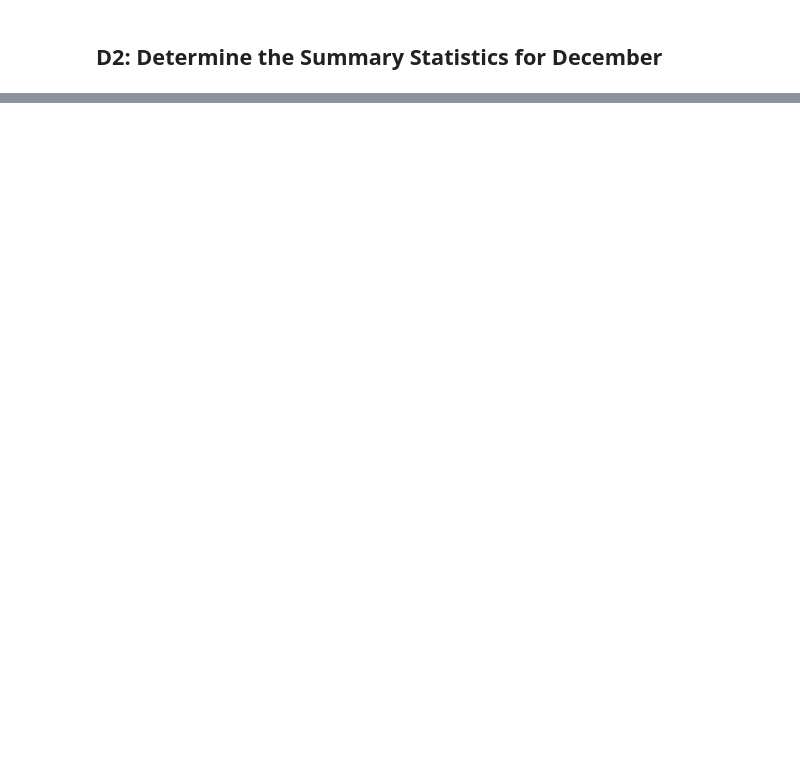
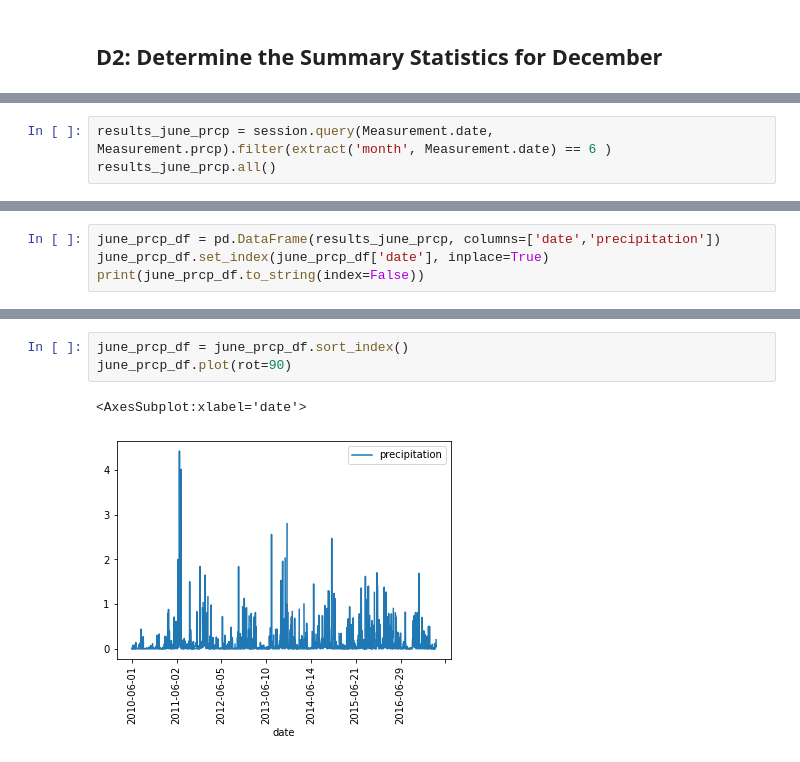
Before and after one commit to dsibal2218/surfs_up, a Jupyter notebook: SurfsUp_Challenge.ipynb, the cells around one changed output, grey strips where cells are left out. Cells and saved outputs as stored; diff of their text form; blank space fills up the shorter version.

```diff
--- a/SurfsUp_Challenge.ipynb
+++ b/SurfsUp_Challenge.ipynb
@@ -272,0 +157,3 @@ dec_df.plot(rot=90)
+# %%
+results_june_prcp = session.query(Measurement.date, Measurement.prcp).filter(extract('month', Measurement.date) == 6 )
+results_june_prcp.all()
@@ -272,0 +178,4 @@ dec_df.plot(rot=90)
+# %%
+june_prcp_df = pd.DataFrame(results_june_prcp, columns=['date','precipitation'])
+june_prcp_df.set_index(june_prcp_df['date'], inplace=True)
+print(june_prcp_df.to_string(index=False))
@@ -272,0 +231,6 @@ dec_df.plot(rot=90)
+# %%
+june_prcp_df = june_prcp_df.sort_index()
+june_prcp_df.plot(rot=90)
+# %% [output]
+<AxesSubplot:xlabel='date'>
+[figure, added]
```
Also changed, not shown: parts of 24 cells of this notebook.
